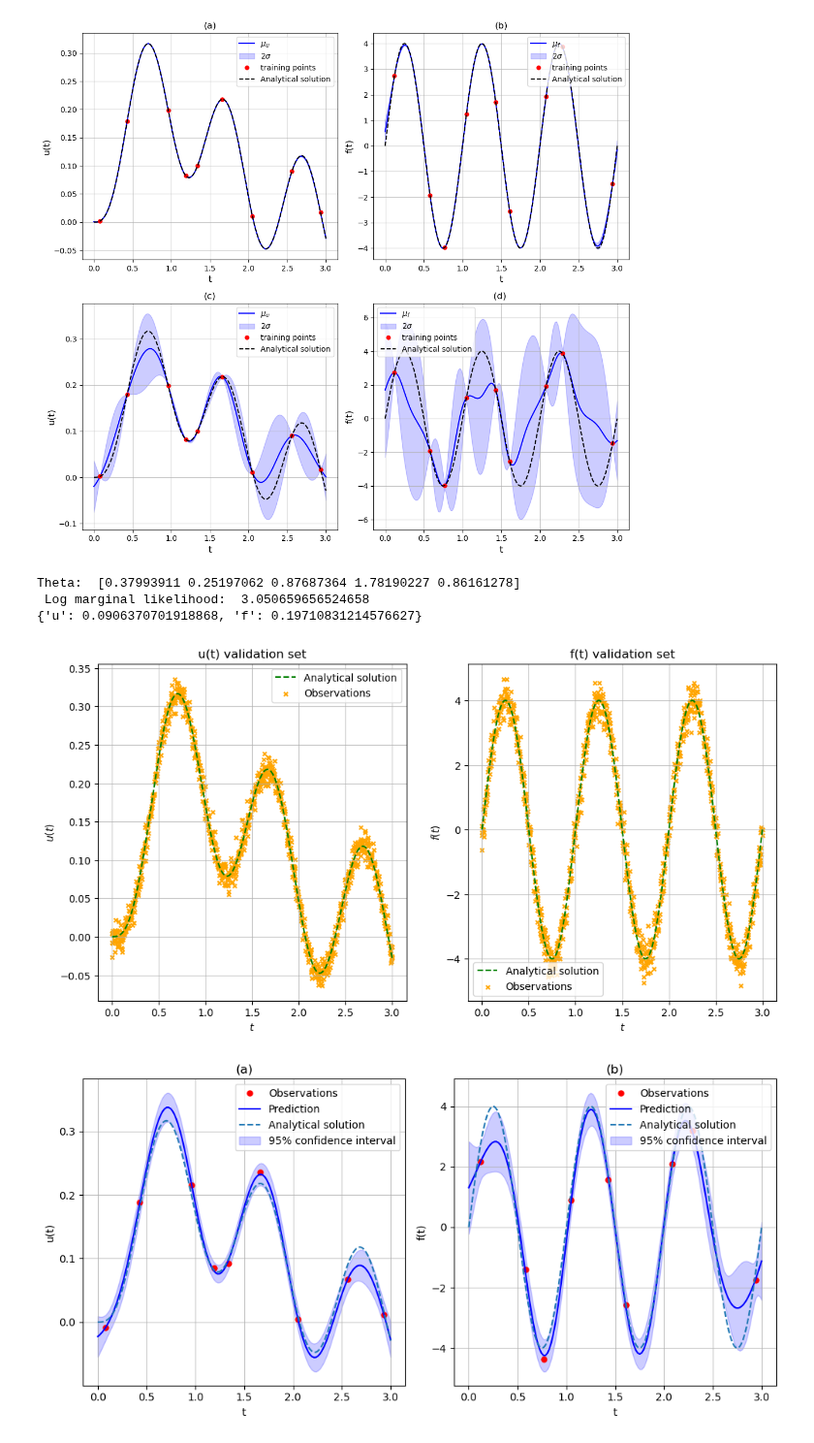
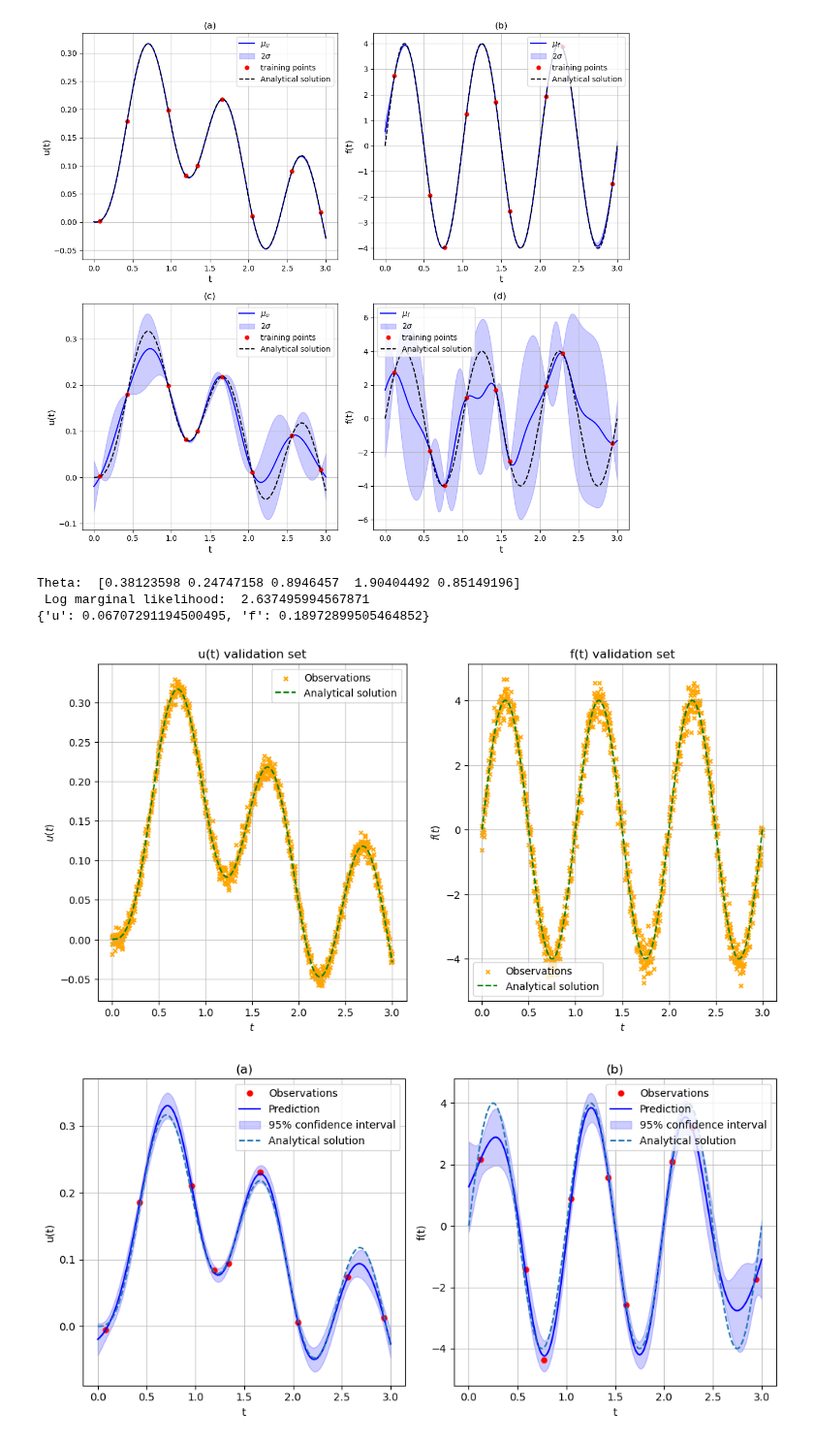
Before and after one commit to TobiLeitgeb/Code_bac, a Jupyter notebook: final_examples/oscillator/oscillator.ipynb, the cells around one changed output. Shown at 97% size. Drawn from its saved outputs; the diff is of its cells as text; code cells hidden in the pictures.

```diff
--- a/final_examples/oscillator/oscillator.ipynb
+++ b/final_examples/oscillator/oscillator.ipynb
@@ -9,7 +9,7 @@ import numpy as np
 kernel = [gram_Matrix,k_uu,k_uf,k_fu,k_ff]
 params = ["l","sigma_f","m","b","k"]
 seeds_training = [50,14] #sets the seeds for the random training points--- change when the points are not optimal
-model = PhysicsInformedGP_regressor(kernel,timedependence=False, params = params)
+model = PhysicsInformedGP_regressor(kernel,timedependence=False, params = params,Dimensions=1)
 model.set_training_data("damped_m1k2b1.csv",9,[1e-8,1e-8],seeds_training)
 model.plot_raw_data(Training_points=True)
 model.set_validation_data(1200)
@@ -88,42 +88,42 @@ MSE u:  0.0005469740851882291
 MSE f:  2.6924414196064235
 [figure]
 # %%
-model2 = PhysicsInformedGP_regressor(kernel,timedependence=False, params = params)
-model2.set_training_data("damped_m1k2b1.csv",9,[1e-4,1e-1],seeds_training)
+model2 = PhysicsInformedGP_regressor(kernel,timedependence=False, params = params,Dimensions=1)
+model2.set_training_data("damped_m1k2b1.csv",9,[5*1e-5,1e-1],seeds_training)
 model2.set_validation_data(1000)
 model2.plot_validation_set()
 n_iterations, n_threads = 200,12
 def get_initial_values():
     """returns the initial values for the hyperparameters
     for the length scales we initialize them randomly as log(l) ~ U(-2.5,1)
     """
     rng = np.random.default_rng()
     theta_initial = np.zeros((5))
     theta_initial[0] = np.exp(rng.uniform(-1.3, 0.3, 1))
     theta_initial[1] = rng.uniform(0, 1, 1)
     theta_initial[2] = rng.uniform(0, 3, 1)
     theta_initial[3] = rng.uniform(0, 3, 1)
     theta_initial[4] = rng.uniform(1, 4, 1)
     return theta_initial
 
 model2.train("Nelder-Mead",n_iterations,n_threads,{'theta_initial': get_initial_values,   #needed for all optimization methods
                                             'bounds': ((1e-2, None), (1e-5, None), (1e-2, None),(1e-2, None),(1e-2,None)), #needed for TNC and L-BFGS-B
                                             'gtol': 1e-6})
 # model.train("L-BFGS-B",n_iterations,n_threads,{'theta_initial': get_initial_values,   #needed for all optimization methods
 #                                             'bounds': ((1e-2, None), (1e-5, None), (1e-2, None),(1e-2, None),(1e-2,None)), #needed for TNC and L-BFGS-B
 #                                             'gtol': 1e-6})model2.set_params(x2)
 X_star = np.linspace(0,3,150).reshape(-1,1)
 model2.predict_model(X_star)
 model2.plot_prediction(X_star,"",None)
 model2.error()
 print(model2.rel_l2_error)
 #model2.plot_merged_1d_plots(X_star, "",(11,10))
 # %% [output]
-Theta:  [0.37993911 0.25197062 0.87687364 1.78190227 0.86161278]
- Log marginal likelihood:  3.050659656524658
-{'u': 0.0906370701918868, 'f': 0.19710831214576627}
+Theta:  [0.38123598 0.24747158 0.8946457  1.90404492 0.85149196]
+ Log marginal likelihood:  2.637495994567871
+{'u': 0.06707291194500495, 'f': 0.18972899505464852}
-[figure, old version]
+[figure, new version]
-[figure, old version]
+[figure, new version]
 # %%
 def get_initial_values():
     """returns the initial values for the hyperparameters
```
Also changed, not shown: parts of 1 cell of this notebook, 9 other files.
